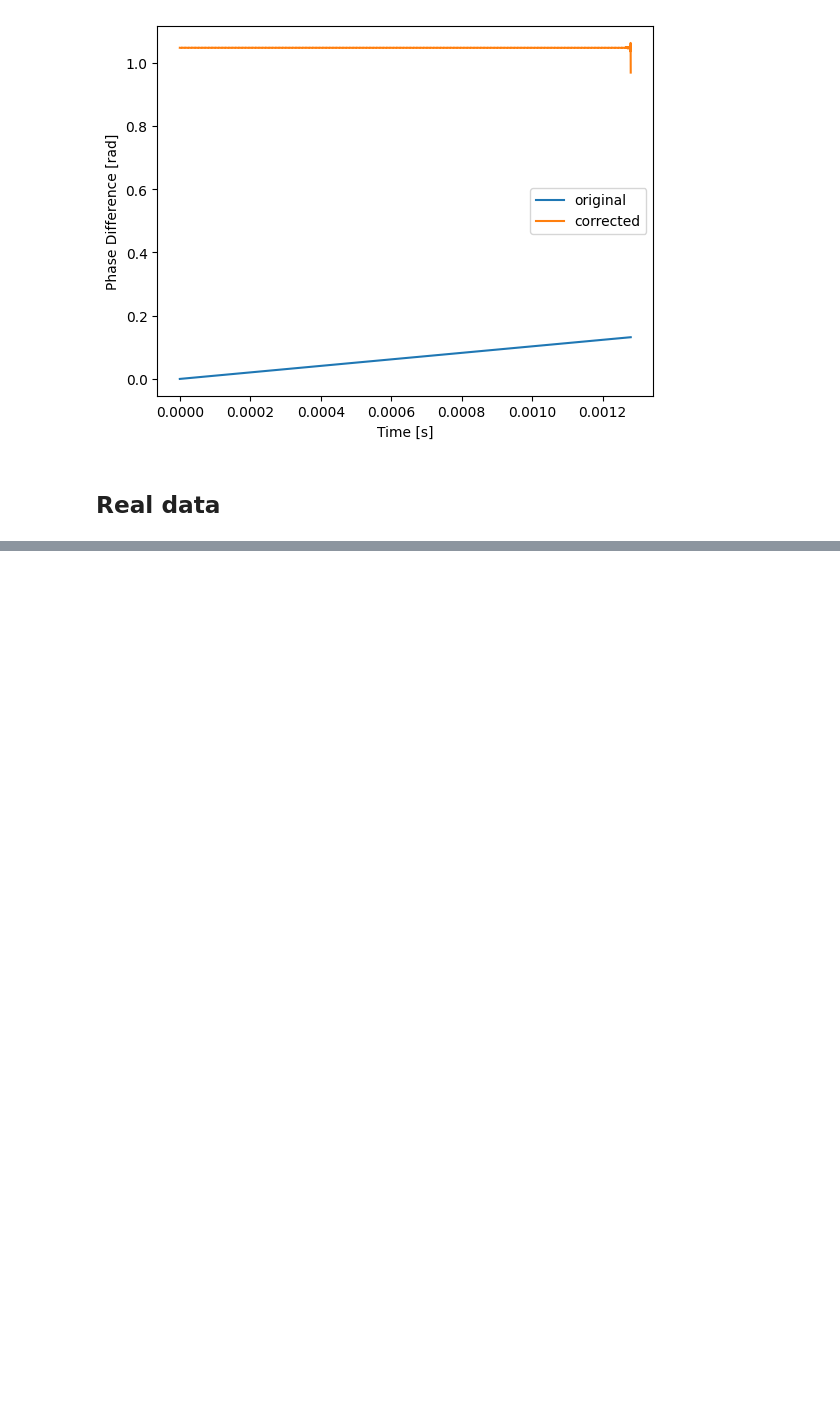
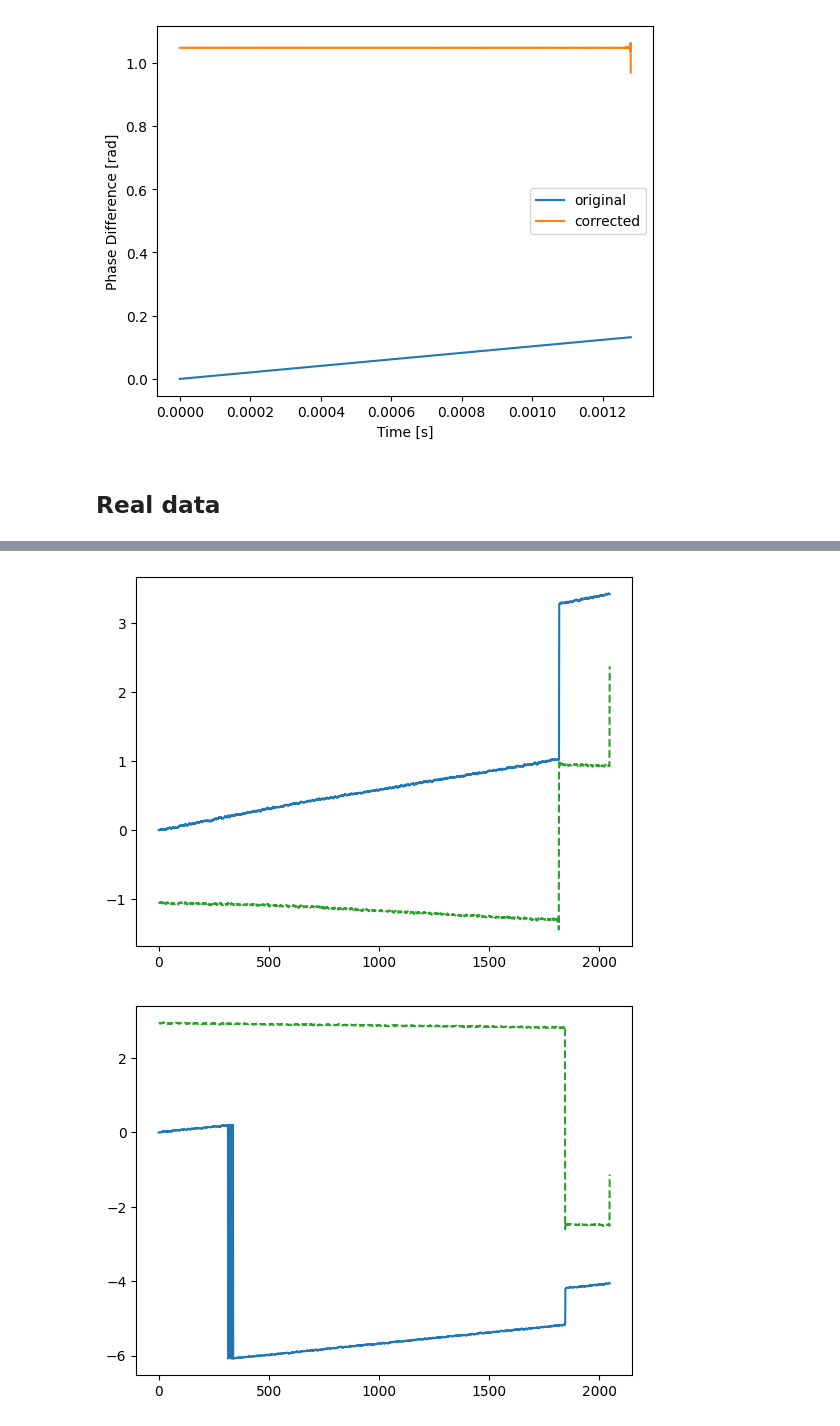
Before and after one commit to AaronParsons/sdrudp, a Jupyter notebook: notebooks/phase_detect_and_correct.ipynb, the cells around one changed output, grey strips where cells are left out. Saved outputs shown, nothing was run; the diff lists cells and outputs as text; code cells hidden in the pictures; blank space fills up the shorter version.

```diff
--- a/notebooks/phase_detect_and_correct.ipynb
+++ b/notebooks/phase_detect_and_correct.ipynb
@@ -142,0 +164,10 @@ plt.show()
+# %%
+for i in range(10):
+    plt.figure()
+    plt.plot(dphi[i])
+    plt.plot(rs_dphi[i])
+    plt.plot(dphi2[i], ls="--")
+    plt.show()
+# %% [output]
+[figure, added]
+[figure, added]
```
Also changed, not shown: parts of 13 cells of this notebook.
